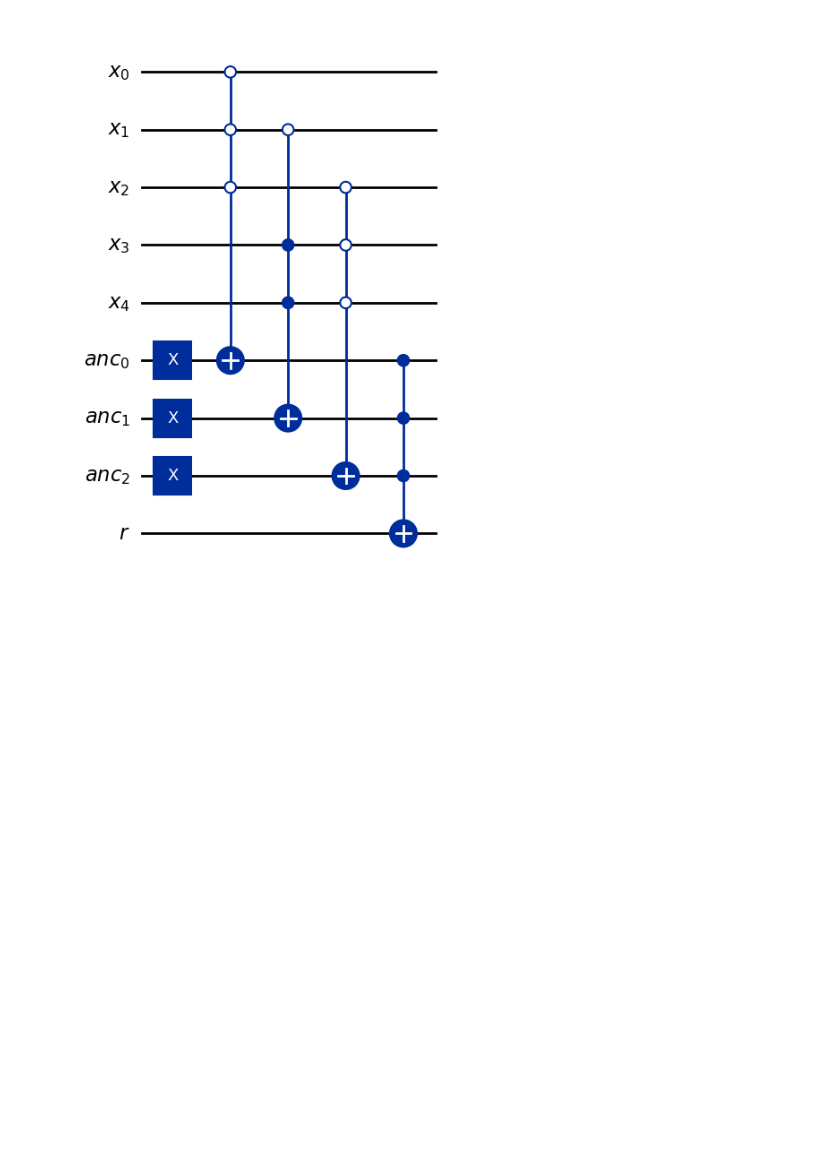
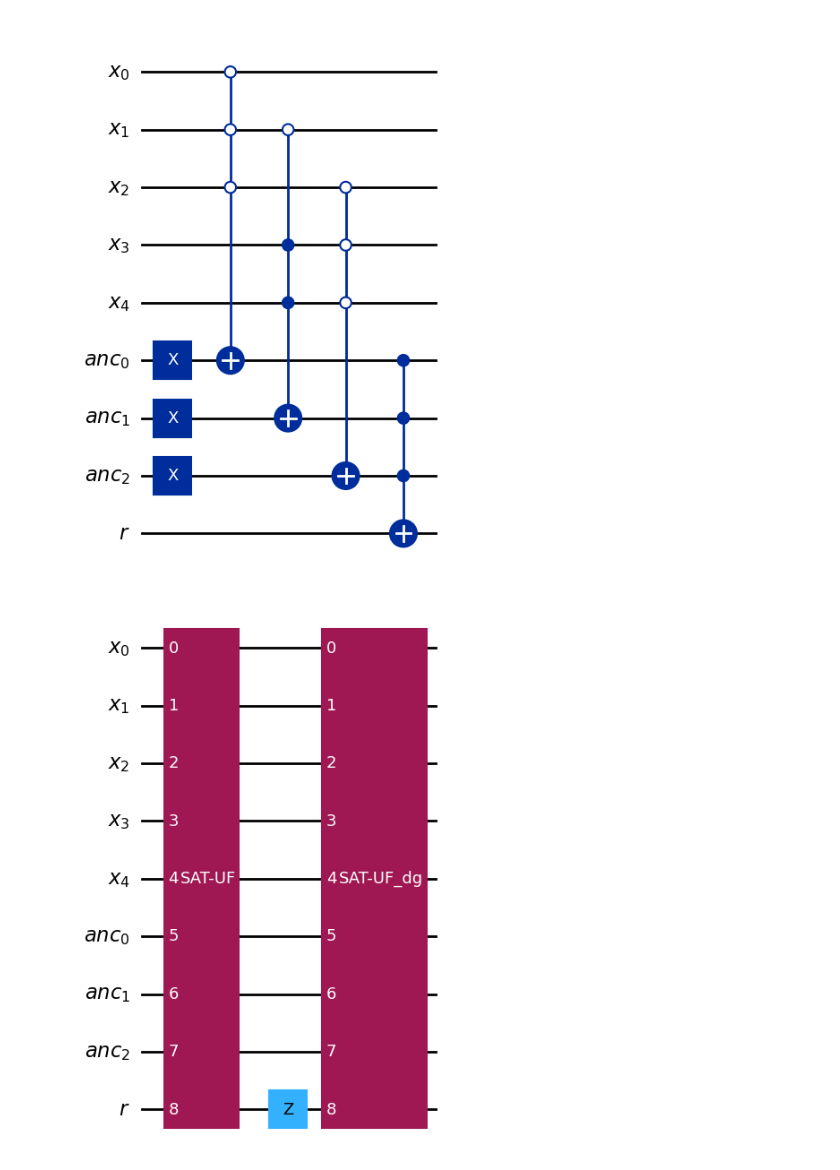
Before and after one commit to Flirm/quantum-circuits-implementation, a Jupyter notebook: implementations/grover_algorithm/notebooks/grover.ipynb, the cells around one changed output. Cells and saved outputs as stored; diff of their text form; code cells hidden in the pictures; blank space fills up the shorter version.

```diff
--- a/implementations/grover_algorithm/notebooks/grover.ipynb
+++ b/implementations/grover_algorithm/notebooks/grover.ipynb
@@ -51,3 +52,17 @@ circ = sat_UF(5, [[1, 2, 3], [2, -4, -5], [3, 4, 5]])
 circ.draw("mpl")
 # %% [output]
 [figure]
+# %%
+def sat_UG(bit_array: list[int], UF: QuantumCircuit) -> QuantumCircuit:
+    x = QuantumRegister(bit_array[0], "x")
+    anc = QuantumRegister(bit_array[1], "anc")
+    r = QuantumRegister(bit_array[2], "r")
+    quantum_circuit = QuantumCircuit(x,anc,r,name="SAT_UG")
+    quantum_circuit.append(UF, x[:] + anc[:] + r[:])
+    quantum_circuit.z(r[0])
+    quantum_circuit.append(UF.inverse(), x[:] + anc[:] + r[:])
+    return quantum_circuit
+
+sat_UG([5,3,1], sat_UF(5,[[1, 2, 3], [2, -4, -5], [3, 4, 5]])).draw("mpl")
+# %% [output]
+[figure, added]
```
Also changed, not shown: parts of 3 cells of this notebook.
